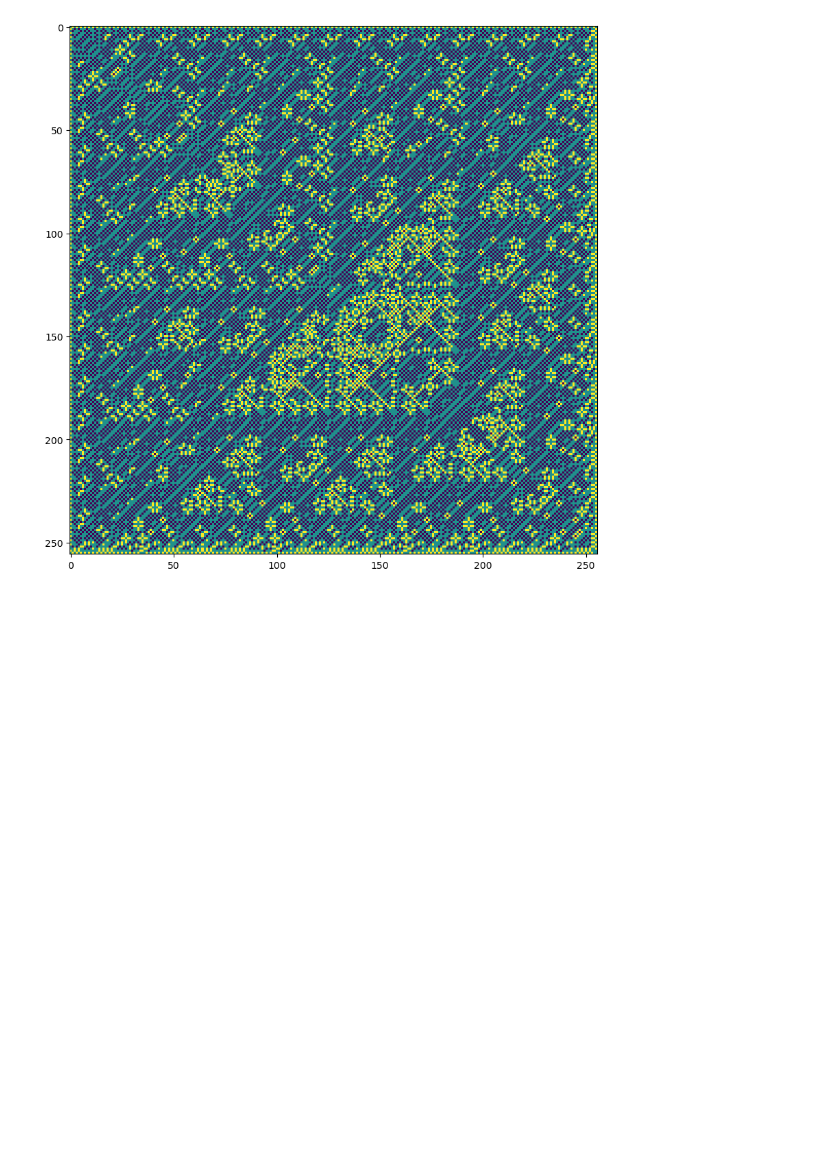
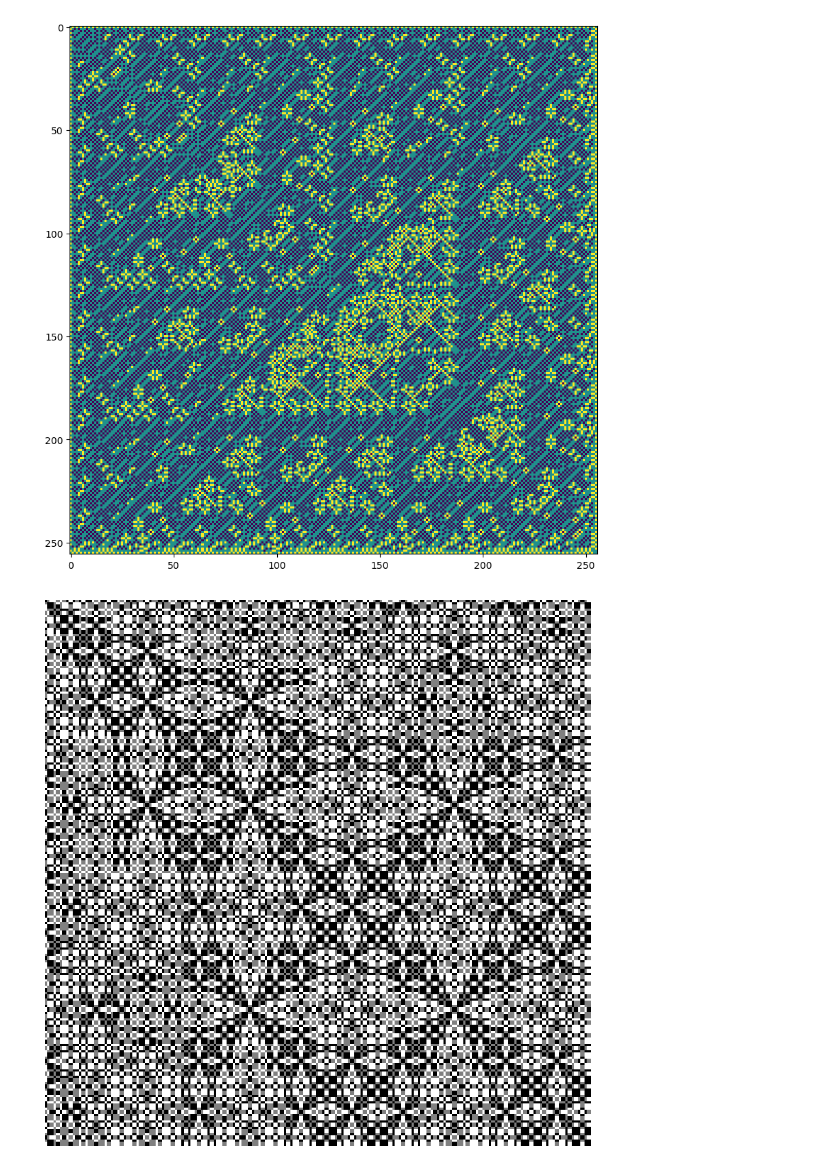
Before and after one commit to tt5/p-spp, a Jupyter notebook: archive/frak2.ipynb, the cells around one changed output. Saved outputs shown, nothing was run; the diff lists cells and outputs as text; code cells hidden in the pictures; blank space fills up the shorter version.

```diff
--- a/archive/frak2.ipynb
+++ b/archive/frak2.ipynb
@@ -113,3 +113,15 @@ for tick in range(74):
 plt.imshow(C, interpolation='nearest');plt.show()
 # %% [output]
 [figure]
+# %%
+size = 2**8
+
+img1 = np.zeros((size, size), dtype='int')
+
+for y in range(size):
+    for x in range(size):
+        img1[y,x] = (x//3 ^ y//3) ^ (x ^ y)
+
+plt.imshow(img1%3, interpolation='nearest', cmap='gray');plt.axis('off');plt.show()
+# %% [output]
+[figure, added]
```
